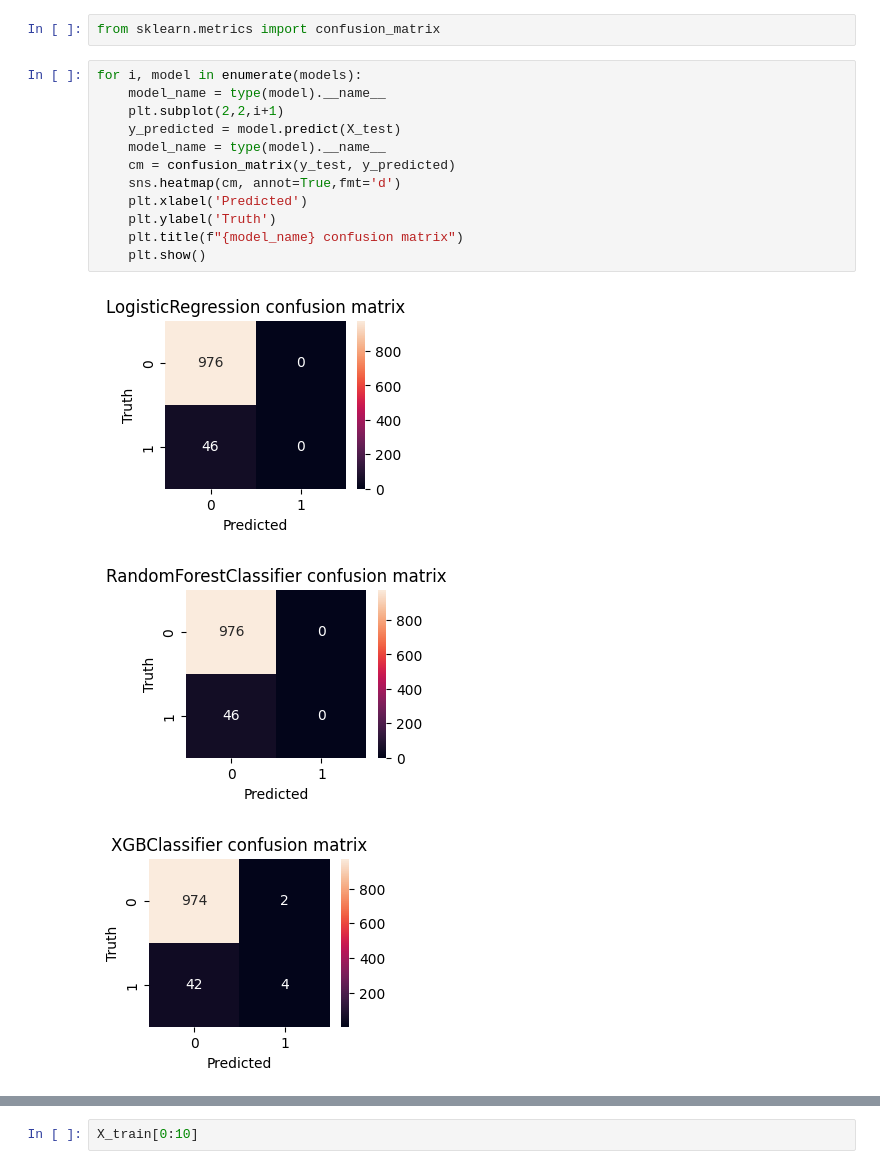
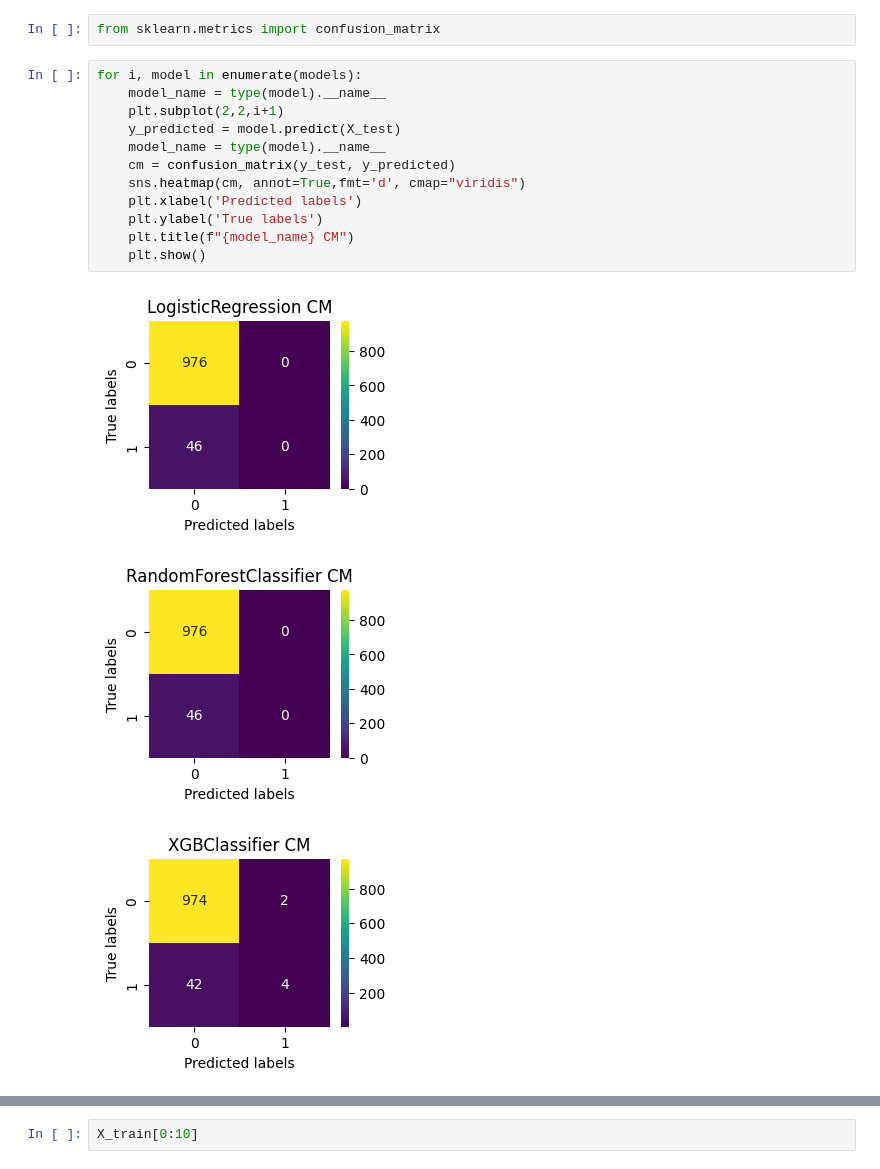
Before and after one commit to Neermita18/Kaggle_challenges, a Jupyter notebook: Stroke_Prediction.ipynb, the cells around one changed output, grey strips where cells are left out. Cells and saved outputs as stored; diff of their text form.

```diff
--- a/Stroke_Prediction.ipynb
+++ b/Stroke_Prediction.ipynb
@@ -436,16 +436,16 @@ from sklearn.metrics import confusion_matrix
 # %%
 for i, model in enumerate(models):
     model_name = type(model).__name__
     plt.subplot(2,2,i+1)
     y_predicted = model.predict(X_test)
     model_name = type(model).__name__
     cm = confusion_matrix(y_test, y_predicted)
-    sns.heatmap(cm, annot=True,fmt='d')
-    plt.xlabel('Predicted')
-    plt.ylabel('Truth')
-    plt.title(f"{model_name} confusion matrix")
+    sns.heatmap(cm, annot=True,fmt='d', cmap="viridis")
+    plt.xlabel('Predicted labels')
+    plt.ylabel('True labels')
+    plt.title(f"{model_name} CM")
     plt.show()
 # %% [output]
-[figure, old version]
+[figure, new version]
-[figure, old version]
+[figure, new version]
-[figure, old version]
+[figure, new version]
```
Also changed, not shown: parts of 1 cell of this notebook.
